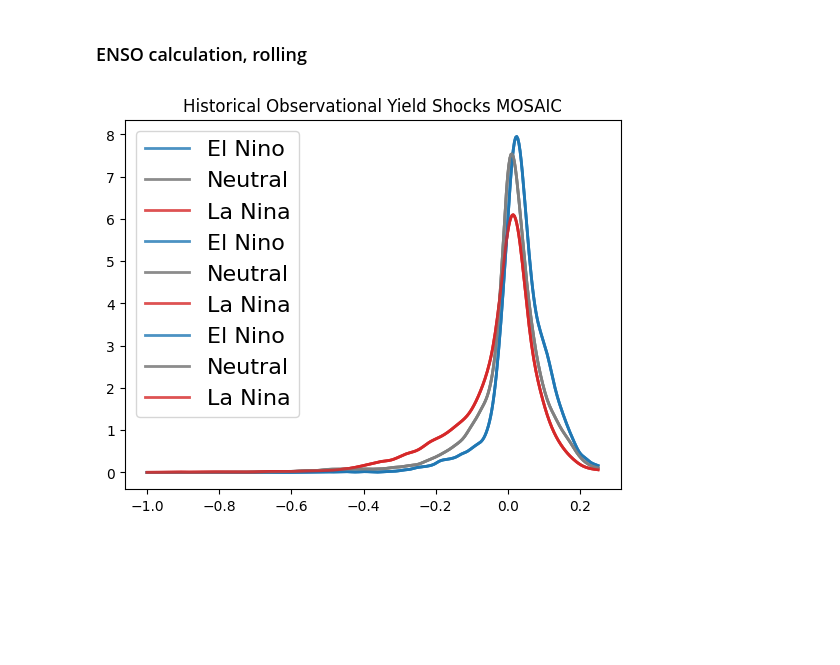
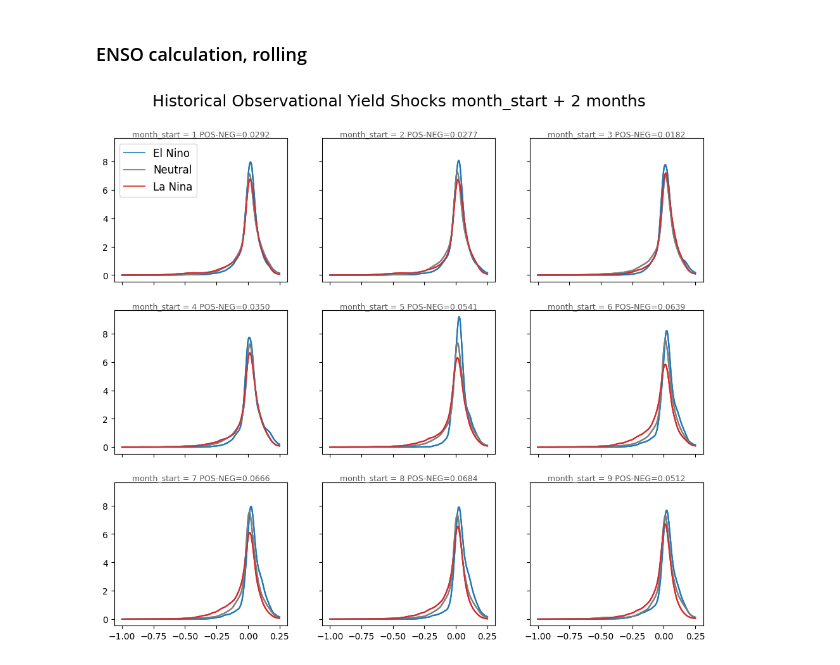
Before and after one commit to theo-avila/avila_et_al_2025_pyWBM_yield, a Jupyter notebook: 10_hist_enso_distributions.ipynb, the cells around one changed output. Cells and saved outputs as stored; diff of their text form; code cells hidden in the pictures; blank space fills up the shorter version.

Commit message:
change length of concurrent months for robustness check

```diff
--- a/10_hist_enso_distributions.ipynb
+++ b/10_hist_enso_distributions.ipynb
@@ -584,72 +584,38 @@ for ax_i, month_start_i in enumerate(np.arange(1,10)):
     years_phase_enso_csv_hist = years_phase_enso_csv_hist.set_index(['model'])
     xs = np.linspace(-1, 0.25, 400)
     out_path_hist = "/storage/group/pches/default/users/cta5244/noaa_ersstv5/noaa_ersstv5_oni.nc"
     oni_index_ts = xr.open_dataset(out_path_hist)
     #ws_all_hist_list = pd.concat(ws_all_hist).sort_index()
     for sm_label in sm_labels:
         ws_all_hist_c = ws_all_hist.copy()
-        ws_all_hist_single = ws_all_hist_c.loc[(slice(None), slice(None), 'VIC')]
+        ws_all_hist_single = ws_all_hist_c.loc[(slice(None), slice(None), sm_label)]
         model_i = years_phase_enso_csv_hist
 
         m_pos = model_i[model_i["label"] == 1]
         m_neg = model_i[model_i["label"] == -1]
         m_neu = model_i[model_i["label"] == 0]
         #
         years_pos = m_pos.year.tolist()
         years_neg = m_neg.year.tolist()
         years_neu = m_neu.year.tolist()
         #
         ws_all_hist_c = ws_all_hist_c.reset_index('year')
 
         # selecting by years
         pos_shock_years = ws_all_hist_c[ws_all_hist_c["year"].isin(years_pos)].reset_index(['fips', 'sm_label']).set_index(['fips', 'year', 'sm_label'])
         neg_shock_years = ws_all_hist_c[ws_all_hist_c["year"].isin(years_neg)].reset_index(['fips', 'sm_label']).set_index(['fips', 'year', 'sm_label'])
         neu_shock_years = ws_all_hist_c[ws_all_hist_c["year"].isin(years_neu)].reset_index(['fips', 'sm_label']).set_index(['fips', 'year', 'sm_label'])
         kde_pos_hist = gaussian_kde(pos_shock_years['shock'].values)
         kde_neu_hist = gaussian_kde(neu_shock_years['shock'].values)
         kde_neg_hist = gaussian_kde(neg_shock_years['shock'].values)
-        ax.plot(xs, kde_pos_hist(xs), lw=2, alpha=.8, label='El Nino', color='tab:blue')
-        ax.plot(xs, kde_neu_hist(xs), lw=2, alpha=.9, label='Neutral', color='gray')
-        ax.plot(xs, kde_neg_hist(xs), lw=2, alpha=.8, label='La Nina', color='tab:red')
-        ax.set_title(f'month_start = {month_start_i} POS-NEG={str(pos_shock_years.mean()["shock"] - neg_shock_years.mean()["shock"])[:4]}', fontsize=9, color='0.35', pad=2)
+        ax.plot(xs, kde_pos_hist(xs), lw=1.5, alpha=.8, label='El Nino', color='tab:blue')
+        ax.plot(xs, kde_neu_hist(xs), lw=1.5, alpha=.9, label='Neutral', color='gray')
+        ax.plot(xs, kde_neg_hist(xs), lw=1.5, alpha=.8, label='La Nina', color='tab:red')
+        ax.set_title(f'month_start = {month_start_i} POS-NEG={str(pos_shock_years.mean()["shock"] - neg_shock_years.mean()["shock"])[:6]}', fontsize=9, color='0.35', pad=2)
         if ax_i == 0:
             h, l = ax.get_legend_handles_labels()
             by = dict(zip(l, h))
             ax.legend(by.values(), by.keys(), fontsize=12)
+fig.savefig(f"/storage/home/cta5244/work/avila_et_al_2025_pyWBM_yield/0_uncertainity_figures/0_hist_shocks/5_robustness_check_ensobin/historical_enso_robustness_check.png")
+# %% [output]
+[figure, added]
-# %%
-obs_enso_csv = "/storage/group/pches/default/users/cta5244/noaa_ersstv5/enso_JAS_years_by_model_4tenths_thr.csv"
-years_phase_enso_csv_hist = pd.read_csv(f"{obs_enso_csv}")
-years_phase_enso_csv_hist = years_phase_enso_csv_hist.set_index(['model'])
-xs = np.linspace(-1, 0.25, 400)
-out_path_hist = "/storage/group/pches/default/users/cta5244/noaa_ersstv5/noaa_ersstv5_oni.nc"
-oni_index_ts = xr.open_dataset(out_path_hist)
-#ws_all_hist_list = pd.concat(ws_all_hist).sort_index()
-for sm_label in sm_labels:
-    ws_all_hist_c = ws_all_hist.copy()
-    ws_all_hist_single = ws_all_hist_c.loc[(slice(None), slice(None), 'VIC')]
-    model_i = years_phase_enso_csv_hist
-
-    m_pos = model_i[model_i["label"] == 1]
-    m_neg = model_i[model_i["label"] == -1]
-    m_neu = model_i[model_i["label"] == 0]
-    #
-    years_pos = m_pos.year.tolist()
-    years_neg = m_neg.year.tolist()
-    years_neu = m_neu.year.tolist()
-    #
-    ws_all_hist_c = ws_all_hist_c.reset_index('year')
-
-    # selecting by years
-    pos_shock_years = ws_all_hist_c[ws_all_hist_c["year"].isin(years_pos)].reset_index(['fips', 'sm_label']).set_index(['fips', 'year', 'sm_label'])
-    neg_shock_years = ws_all_hist_c[ws_all_hist_c["year"].isin(years_neg)].reset_index(['fips', 'sm_label']).set_index(['fips', 'year', 'sm_label'])
-    neu_shock_years = ws_all_hist_c[ws_all_hist_c["year"].isin(years_neu)].reset_index(['fips', 'sm_label']).set_index(['fips', 'year', 'sm_label'])
-    kde_pos_hist = gaussian_kde(pos_shock_years['shock'].values)
-    kde_neu_hist = gaussian_kde(neu_shock_years['shock'].values)
-    kde_neg_hist = gaussian_kde(neg_shock_years['shock'].values)
-    plt.title(f'Historical Observational Yield Shocks {sm_label}')
-    plt.plot(xs, kde_pos_hist(xs), lw=2, alpha=.8, label='El Nino', color='tab:blue')
-    plt.plot(xs, kde_neu_hist(xs), lw=2, alpha=.9, label='Neutral', color='gray')
-    plt.plot(xs, kde_neg_hist(xs), lw=2, alpha=.8, label='La Nina', color='tab:red')
-    plt.legend(fontsize=16)
-# %% [output]
-[figure, removed]
```
Also changed, not shown: parts of 4 cells of this notebook.
